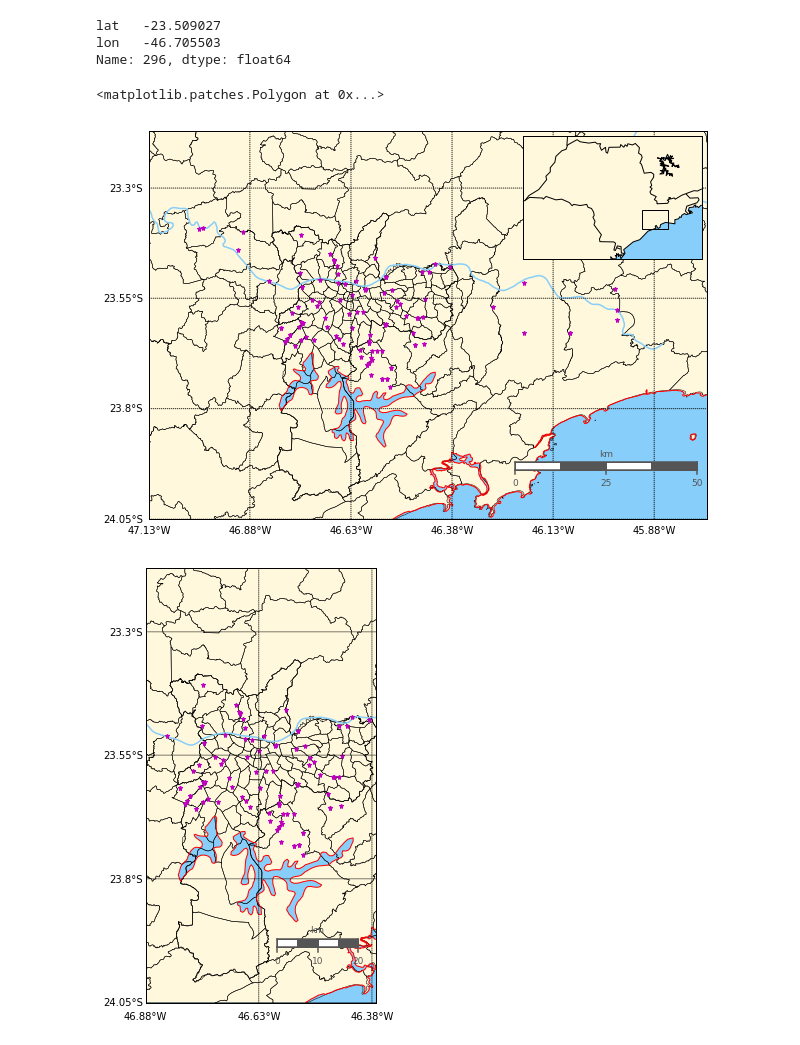
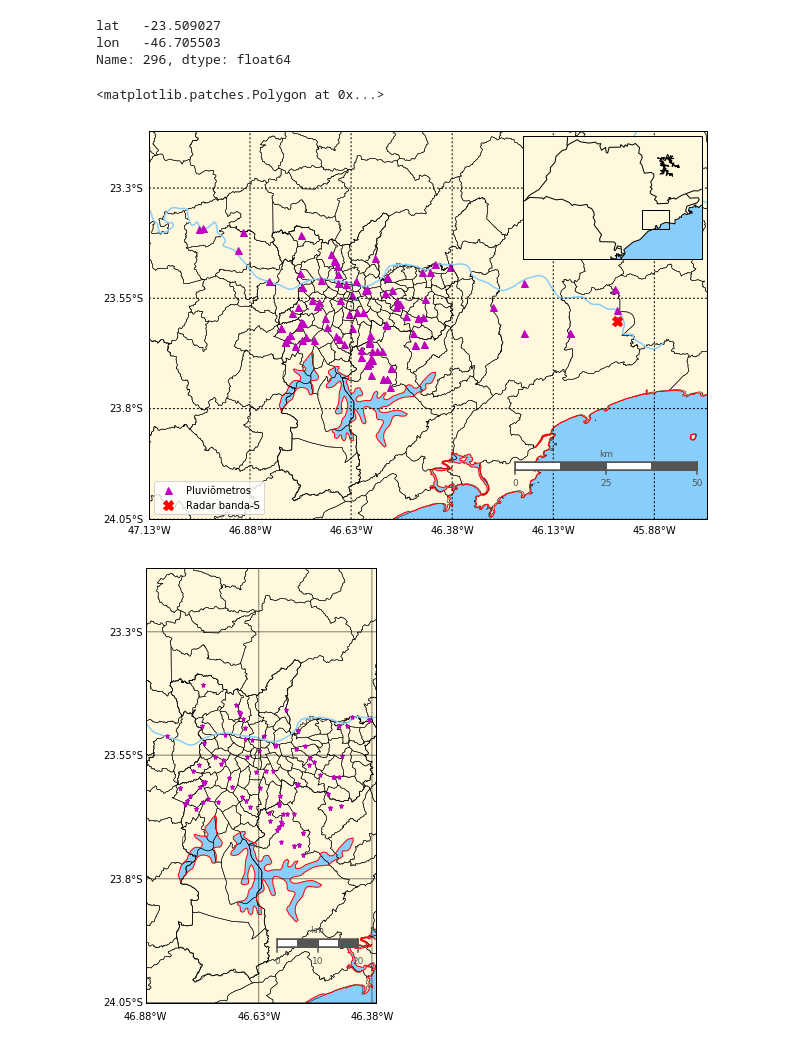
Before and after one commit to pedroaugustosmribeiro/Radar, a Jupyter notebook: Radar/Map.ipynb, the cells around one changed output. Cells and saved outputs as stored; diff of their text form; code cells hidden in the pictures.

Commit message:
Mudanças a serem submetidas: 	modified:   Radar/Analysing SPOL only.ipynb 	modified:   Radar/Importing Data and aggregating in time.ipynb 	modified:   Radar/Map.ipynb

```diff
--- a/Radar/Map.ipynb
+++ b/Radar/Map.ipynb
@@ -21,6 +24,9 @@ stations.loc[296]
 lat   -23.509027
 lon   -46.705503
 Name: 296, dtype: float64
+# %%
+spol=[-23.600779,-45.972671]
+xpol=[-23.651900,-46.623100]
 # %%
 water = 'lightskyblue' #'aqua'
 earth = 'cornsilk'# '#ddaa66'
@@ -29,39 +35,43 @@ m=Basemap(lat_0=-23.62,lon_0=-46.66,resolution='f',
             llcrnrlat=-24.05,urcrnrlat=-23.17,llcrnrlon=-47.13,urcrnrlon=-45.75,projection='merc')
 fig,ax = plt.subplots()
 x,y=m(stations.lon.values,stations.lat.values)
-m.plot(x,y,'m*',markersize=5)
+m.plot(x,y,'m^',markersize=7,label='Pluviômetros')
+x,y=m(spol[1],spol[0])
+m.plot(x,y,'rX',markersize=10,label='Radar banda-S')
+#x,y=m(xpol[1],xpol[0])
+#m.plot(x,y,'r+',markersize=30)
 m.readshapefile('./sp/35MUE250GC_SIR','rmsp')
 m.readshapefile('./sp/distritos','sp')
 m.fillcontinents(color=earth,lake_color=water)
 m.drawcoastlines(color='red')
 meridians = np.arange(-47.13, -45.75 + 2, 0.25)
 parallels = np.arange(-24.05, -23.17 + 1, 0.25)
 m.drawparallels(parallels, labels=[1, 0, 0, 0])
 m.drawmeridians(meridians, labels=[0, 0, 0, 1])
 m.drawrivers(color=water,linewidth=1.5)
 m.drawmapboundary(fill_color=water)
 m.drawmapscale(-46,-23.93,-46.66,-23.62,50,barstyle='fancy', labelstyle='simple',
     fillcolor1='w', fillcolor2='#555555',
     fontcolor='#555555',
     zorder=5)
-
+plt.legend()
 m.ax=ax
 axin = inset_axes(m.ax, width="32%", height="32%", loc=1)
 inmap = Basemap(projection='merc', lon_0=-44.5, lat_0=-25.5,resolution='l',
             ax=axin, anchor='NE',llcrnrlat=-25.493656,urcrnrlat=-19.596852,llcrnrlon=-53.266088,urcrnrlon=-44.021747)
 inmap.drawcountries(color='white')
 inmap.drawmapboundary(fill_color=water)
 inmap.fillcontinents(color=earth,lake_color=water)
 inmap.drawstates(linewidth=1)
 inmap.drawcoastlines()
 #inmap.drawrivers(color='blue')
 bx, by = inmap(m.boundarylons, m.boundarylats)
 xy = list(zip(bx, by))
 mapboundary = Polygon(xy, edgecolor='k', linewidth=1, fill=False)
 inmap.ax.add_patch(mapboundary)
 # %% [output]
 <matplotlib.patches.Polygon at 0x...>
-[figure, old version]
+[figure, new version]
 # %%
 fig.savefig('mapa_estacoes.eps')
 fig.savefig('mapa_estacoes.svg')
```
Also changed, not shown: parts of 2 cells of this notebook, 2 other files.
